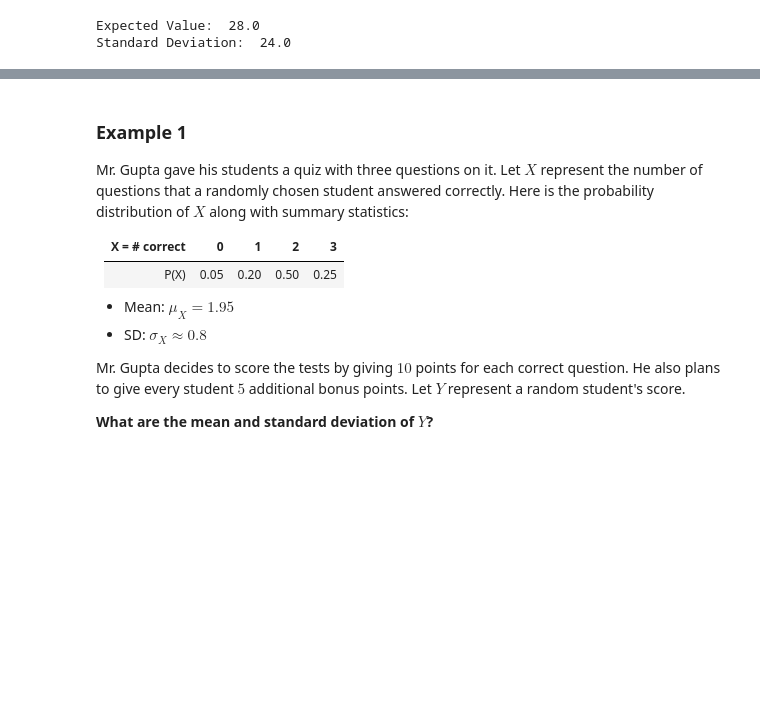
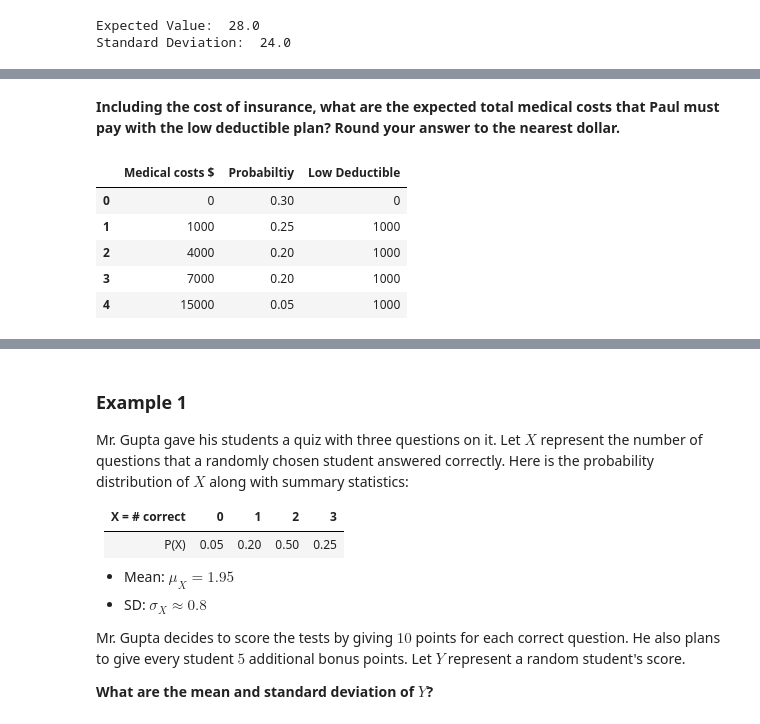
Before and after one commit to ZacksAmber/-probability-and-statistics, a Jupyter notebook: random_variables.ipynb, the cells around one changed output, grey strips where cells are left out. Saved outputs shown, nothing was run; the diff lists cells and outputs as text; code cells hidden in the pictures; blank space fills up the shorter version.

```diff
--- a/random_variables.ipynb
+++ b/random_variables.ipynb
@@ -95,0 +256,13 @@ Standard Deviation:  24.0
+# %% [markdown]
+**Including the cost of insurance, what are the expected total medical costs that Paul must pay with the low deductible plan? Round your answer to the nearest dollar.**
+# %%
+deductible, insurance = 1000, 8000
+df["Low Deductible"] = df["Medical costs $"].apply(lambda cost: deductible if cost >= deductible else cost)
+df
+# %% [output]
+|  | Medical costs $ | Probabiltiy | Low Deductible |
+| 0 | 0 | 0.30 | 0 |
+| 1 | 1000 | 0.25 | 1000 |
+| 2 | 4000 | 0.20 | 1000 |
+| 3 | 7000 | 0.20 | 1000 |
+| 4 | 15000 | 0.05 | 1000 |
```
Also changed, not shown: parts of 53 cells of this notebook, 9 other files.
